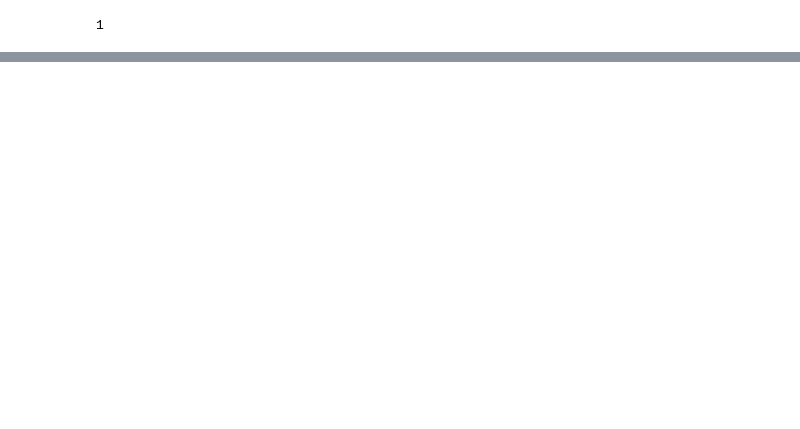
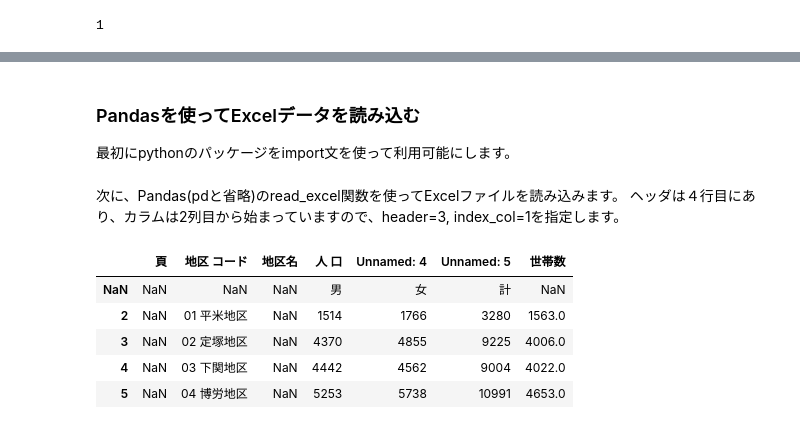
Before and after one commit to take-pwave/letsCoCalc, a Jupyter notebook: Introduction.ipynb, the cells around one changed output, grey strips where cells are left out. Saved outputs shown, nothing was run; the diff lists cells and outputs as text; code cells hidden in the pictures; blank space fills up the shorter version.

```diff
--- a/Introduction.ipynb
+++ b/Introduction.ipynb
@@ -114,0 +130,3 @@ f.limit(x=0)
+# %% [markdown]
+### Pandasを使ってExcelデータを読み込む
+最初にpythonのパッケージをimport文を使って利用可能にします。
@@ -114,0 +141,14 @@ f.limit(x=0)
+# %% [markdown]
+次に、Pandas(pdと省略)のread_excel関数を使ってExcelファイルを読み込みます。
+ヘッダは４行目にあり、カラムは2列目から始まっていますので、header=3, index_col=1を指定します。
+# %%
+# 高岡市のオープンデータから平成29年5月の人口データ(h2790531.xlsx)を取り込みます
+d = pd.read_excel('data/h290531.xlsx', header=3, index_col=1)
+d.head()
+# %% [output]
+|  | 頁 | 地区 コード | 地区名 | 人 口 | Unnamed: 4 | Unnamed: 5 | 世帯数 |
+| NaN | NaN | NaN | NaN | 男 | 女 | 計 | NaN |
+| 2 | NaN | 01 平米地区 | NaN | 1514 | 1766 | 3280 | 1563.0 |
+| 3 | NaN | 02 定塚地区 | NaN | 4370 | 4855 | 9225 | 4006.0 |
+| 4 | NaN | 03 下関地区 | NaN | 4442 | 4562 | 9004 | 4022.0 |
+| 5 | NaN | 04 博労地区 | NaN | 5253 | 5738 | 10991 | 4653.0 |
```
Also changed, not shown: parts of 18 cells of this notebook, 3 other files.
